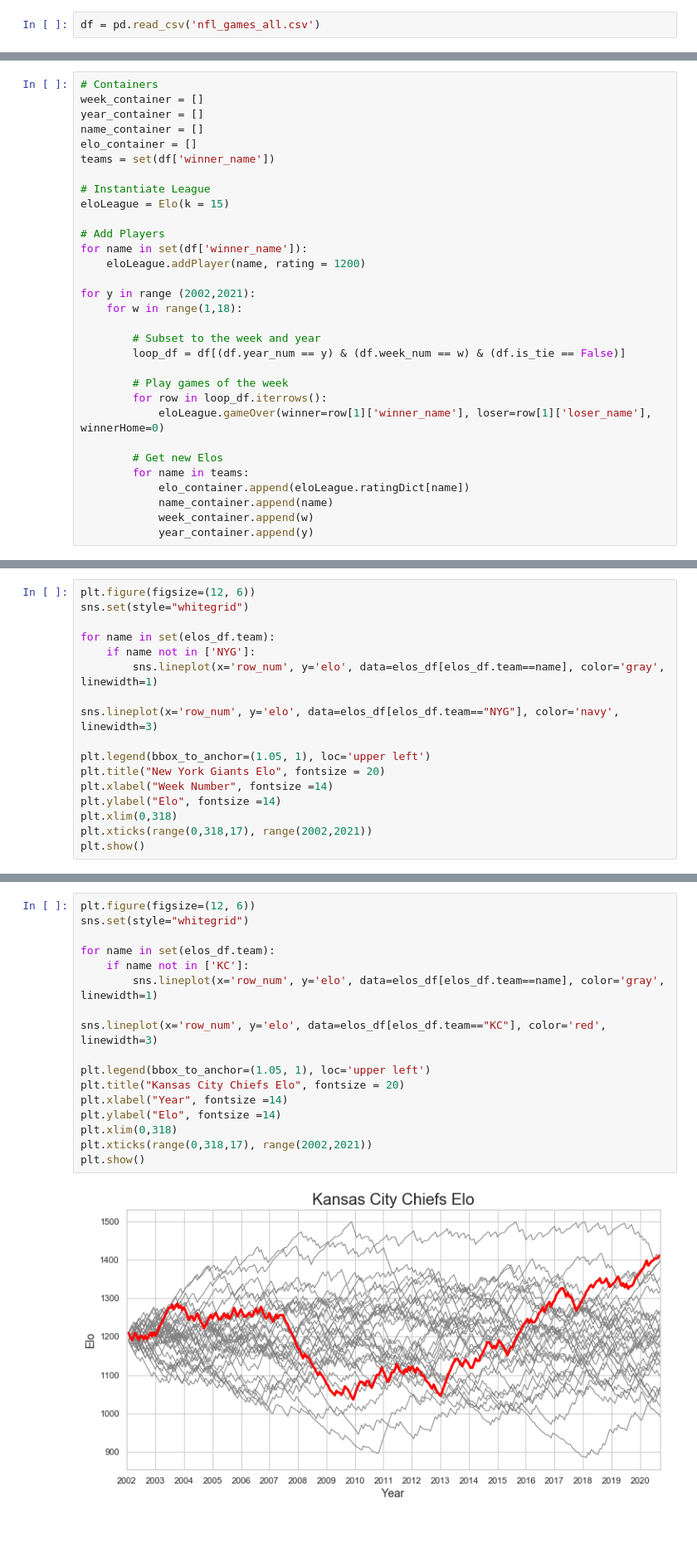
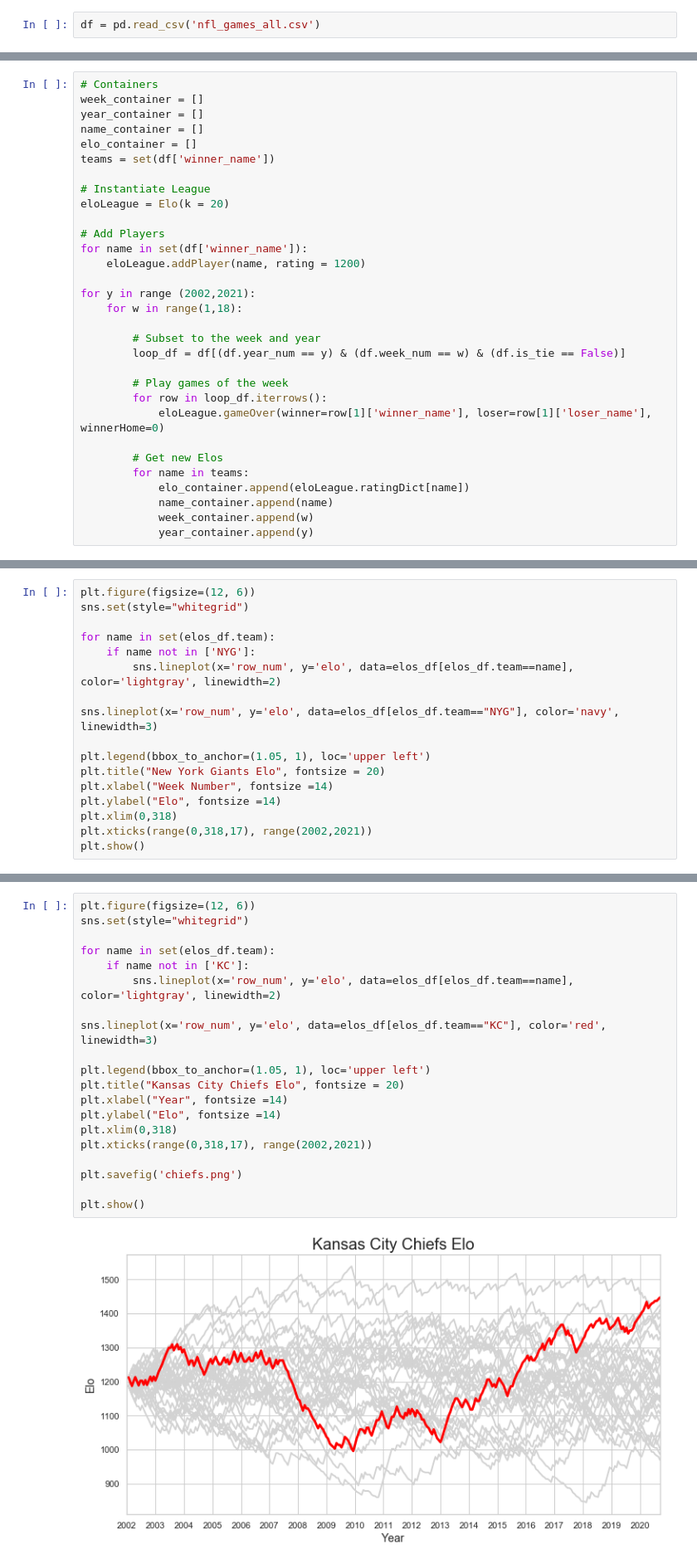
Before and after one commit to eonofrey/nfl_elo, a Jupyter notebook: elo_simulations.ipynb, the cells around one changed output, grey strips where cells are left out. Shown at 83% size. Drawn from its saved outputs; the diff is of its cells as text; blank space fills up the shorter version.

```diff
--- a/elo_simulations.ipynb
+++ b/elo_simulations.ipynb
@@ -60,7 +60,7 @@ elo_container = []
 teams = set(df['winner_name'])
 
 # Instantiate League
-eloLeague = Elo(k = 15)
+eloLeague = Elo(k = 20)
 
 # Add Players
 for name in set(df['winner_name']):
@@ -99,7 +99,7 @@ sns.set(style="whitegrid")
 
 for name in set(elos_df.team):
     if name not in ['NYG']:
-        sns.lineplot(x='row_num', y='elo', data=elos_df[elos_df.team==name], color='gray', linewidth=1)
+        sns.lineplot(x='row_num', y='elo', data=elos_df[elos_df.team==name], color='lightgray', linewidth=2)
 
 sns.lineplot(x='row_num', y='elo', data=elos_df[elos_df.team=="NYG"], color='navy', linewidth=3)
 
@@ -115,19 +115,22 @@ plt.show()
 # %%
 plt.figure(figsize=(12, 6))
 sns.set(style="whitegrid")
 
 for name in set(elos_df.team):
     if name not in ['KC']:
-        sns.lineplot(x='row_num', y='elo', data=elos_df[elos_df.team==name], color='gray', linewidth=1)
+        sns.lineplot(x='row_num', y='elo', data=elos_df[elos_df.team==name], color='lightgray', linewidth=2)
 
 sns.lineplot(x='row_num', y='elo', data=elos_df[elos_df.team=="KC"], color='red', linewidth=3)
 
 plt.legend(bbox_to_anchor=(1.05, 1), loc='upper left')
 plt.title("Kansas City Chiefs Elo", fontsize = 20)
 plt.xlabel("Year", fontsize =14)
 plt.ylabel("Elo", fontsize =14)
 plt.xlim(0,318)
 plt.xticks(range(0,318,17), range(2002,2021))
+
+plt.savefig('chiefs.png')
+
 plt.show()
 # %% [output]
-[figure, old version]
+[figure, new version]
```
Also changed, not shown: parts of 9 cells of this notebook, 3 other files.
